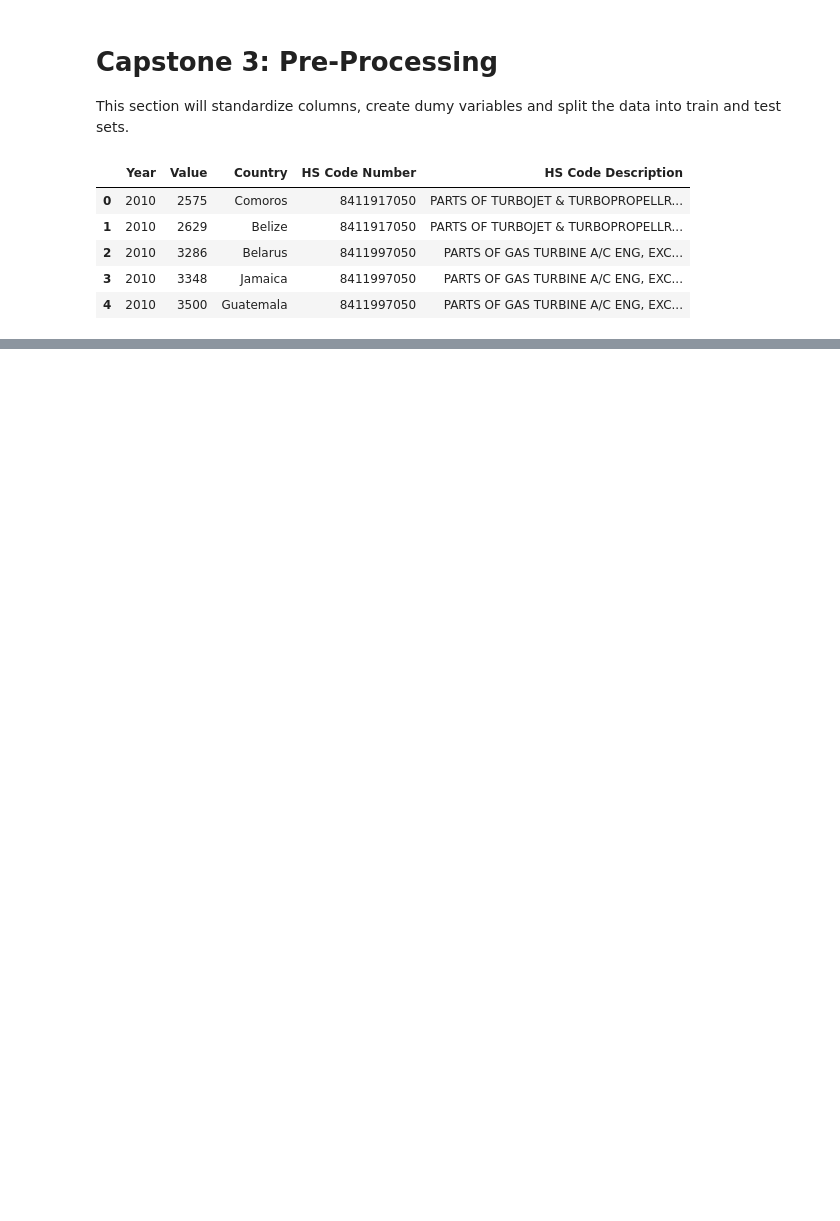
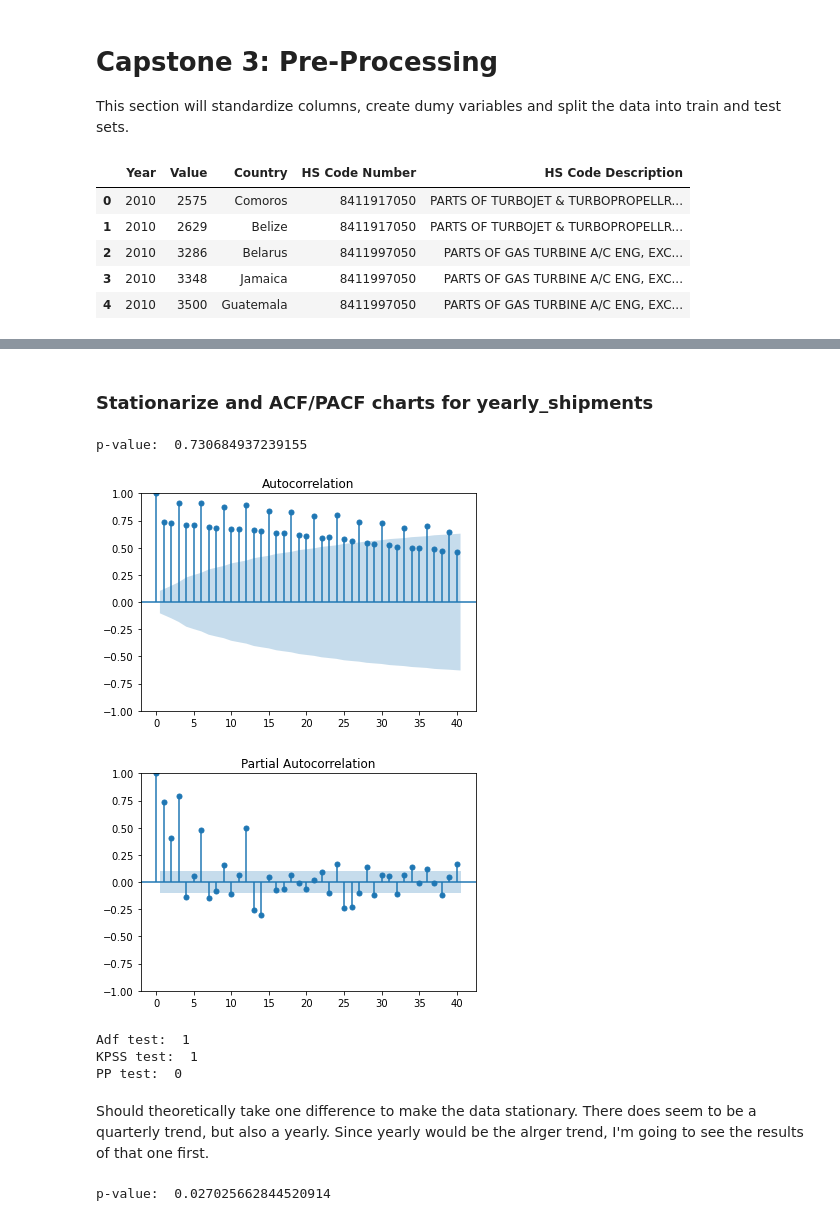
Before and after one commit to ashleyg16/Capstone3, a Jupyter notebook: Notebooks/Pre-Processing and Modeling.ipynb, the cells around one changed output, grey strips where cells are left out. Drawn from its saved outputs; the diff is of its cells as text; code cells hidden in the pictures; blank space fills up the shorter version.

```diff
--- a/Notebooks/Pre-Processing and Modeling.ipynb
+++ b/Notebooks/Pre-Processing and Modeling.ipynb
@@ -37,0 +142,2 @@ exports.Country.nunique()
+# %% [markdown]
+### Stationarize and ACF/PACF charts for yearly_shipments
@@ -37,0 +151,30 @@ exports.Country.nunique()
+# %%
+ys_results = adfuller(yearly_shipments['Export Value (millions of dollars)'])
+print('p-value: ', ys_results[1])
+plot_acf(yearly_shipments['Export Value (millions of dollars)'], lags=40)
+plt.show()
+plot_pacf(yearly_shipments['Export Value (millions of dollars)'], lags=40)
+plt.show()
+# %% [output]
+p-value:  0.730684937239155
+[figure, added]
+[figure, added]
+# %%
+#Estimate number of differences needed
+from pmdarima.arima.utils import ndiffs
+
+print('Adf test: ', ndiffs(yearly_shipments['Export Value (millions of dollars)'], test = 'adf'))
+print('KPSS test: ', ndiffs(yearly_shipments['Export Value (millions of dollars)'], test = 'kpss'))
+print('PP test: ', ndiffs(yearly_shipments['Export Value (millions of dollars)'], test = 'pp'))
+# %% [output]
+Adf test:  1
+KPSS test:  1
+PP test:  0
+# %% [markdown]
+Should theoretically take one difference to make the data stationary. There does seem to be a quarterly trend, but also a yearly. Since yearly would be the alrger trend, I'm going to see the results of that one first.
+# %%
+yearly_shipments['year_diff'] = yearly_shipments['Export Value (millions of dollars)'].diff(12)
+ys_results2 = adfuller(yearly_shipments['year_diff'].dropna(inplace = False))
+print('p-value: ', ys_results2[1])
+# %% [output]
+p-value:  0.027025662844520914
```
Also changed, not shown: parts of 32 cells of this notebook.
